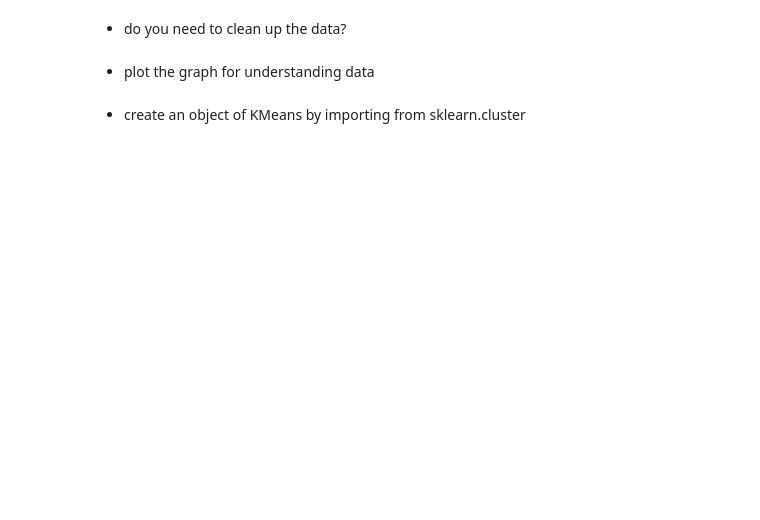
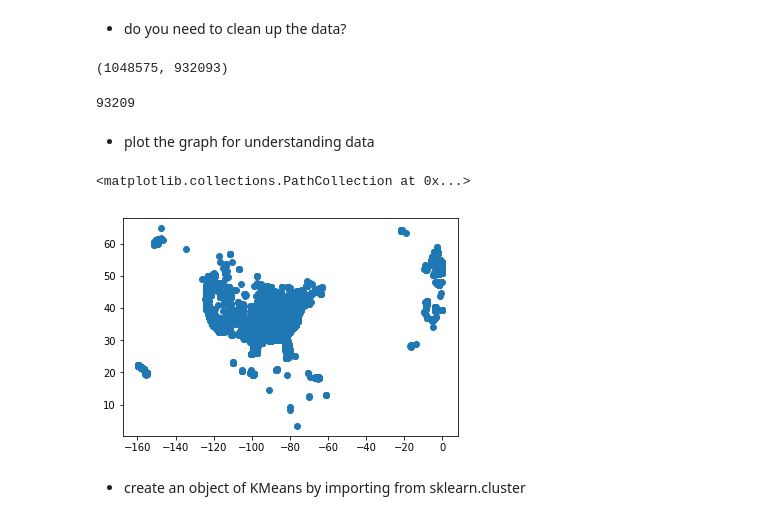
Before and after one commit to brshravan-tech/ps-sept26-ml, a Jupyter notebook: Course/K-means/K-means.ipynb, the cells around one changed output. Drawn from its saved outputs; the diff is of its cells as text; code cells hidden in the pictures; blank space fills up the shorter version.

```diff
--- a/Course/K-means/K-means.ipynb
+++ b/Course/K-means/K-means.ipynb
@@ -2,0 +12,5 @@
+# %%
+df = pd.read_csv('with_user_id.csv')
+print(len(df))
+df.describe()
+df.info()
@@ -3,6 +27,23 @@
 # %% [markdown]
 - do you need to clean up the data?
+# %%
+# Find data for US regio
+df_us = df[(df['lat']>0) & (df['lng']<0)]
+len(df), len(df_us)
+# %% [output]
+(1048575, 932093)
+# %%
+# Instead of operating on 932093 number of rows, lets sample them to 10%
+df_us_samp = df_us.sample(frac=0.1, random_state=101)
+len(df_us_samp)
+# %% [output]
+93209
 # %% [markdown]
 - plot the graph for understanding data
+# %%
+plt.scatter(df_us_samp['lng'], df_us_samp['lat'])
+# %% [output]
+<matplotlib.collections.PathCollection at 0x...>
+[figure, added]
 # %% [markdown]
 - create an object of KMeans by importing from sklearn.cluster
```
Also changed, not shown: parts of 13 cells of this notebook, 9 other files.
